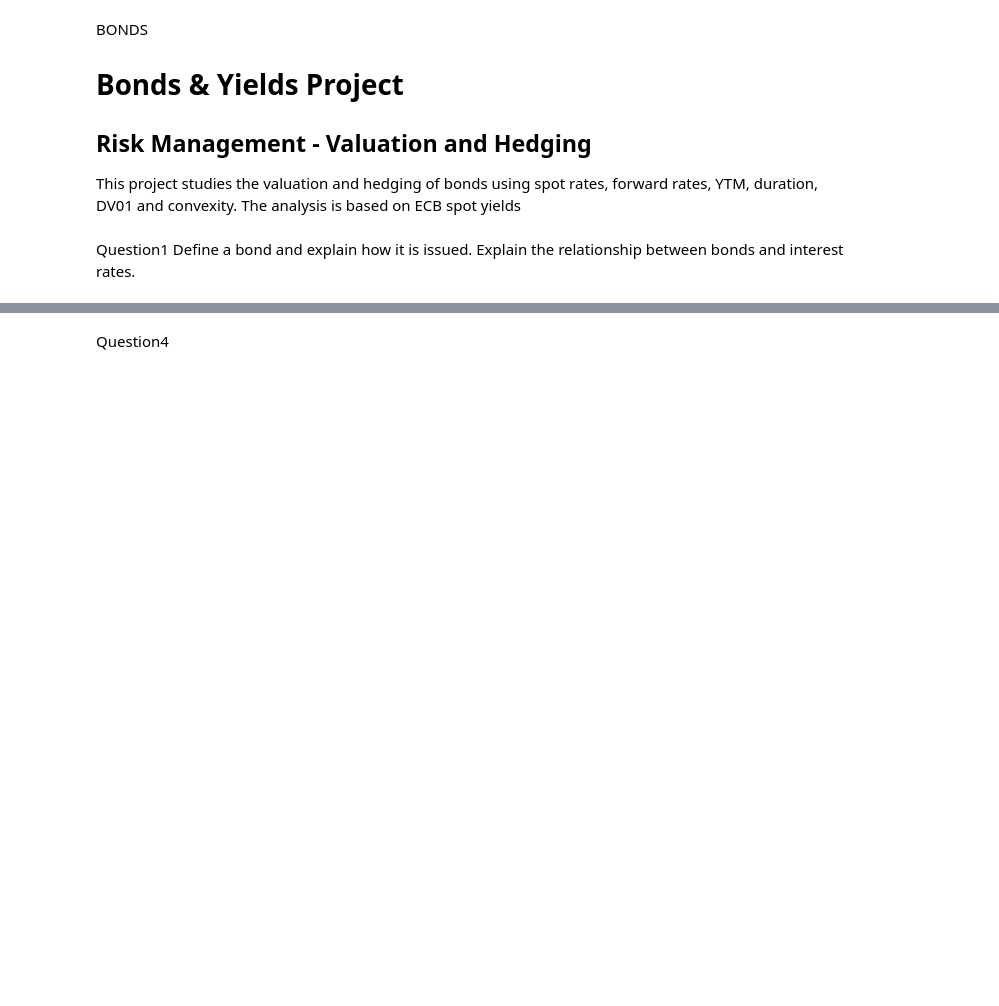
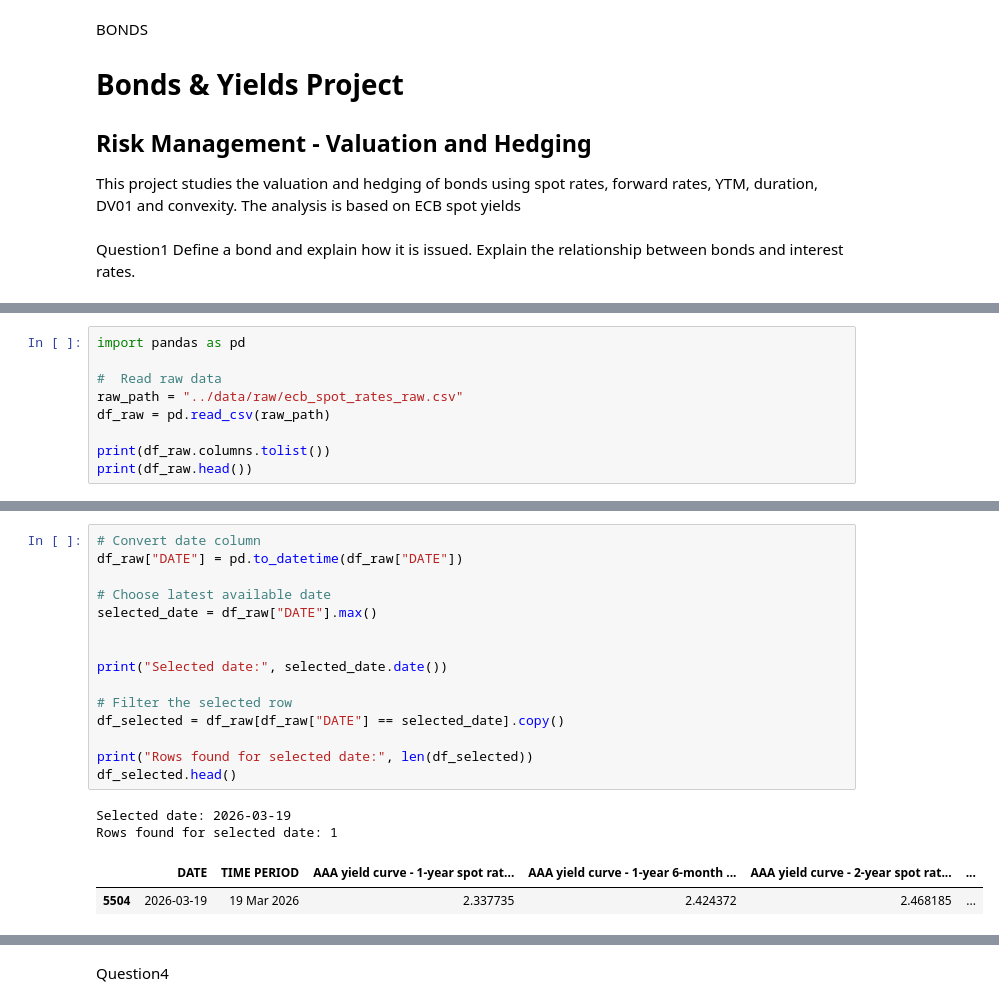
Before and after one commit to Gipsy1510/BONDS-YIELDS-PROJECT, a Jupyter notebook: notebook/bonds_yields_project.ipynb, the cells around one changed output, grey strips where cells are left out. Saved outputs shown, nothing was run; the diff lists cells and outputs as text; blank space fills up the shorter version.

```diff
--- a/notebook/bonds_yields_project.ipynb
+++ b/notebook/bonds_yields_project.ipynb
@@ -18,0 +19,9 @@ Question 2
+# %%
+import pandas as pd
+
+#  Read raw data
+raw_path = "../data/raw/ecb_spot_rates_raw.csv"
+df_raw = pd.read_csv(raw_path)
+
+print(df_raw.columns.tolist())
+print(df_raw.head())
@@ -18,0 +46,20 @@ Question 2
+# %%
+# Convert date column
+df_raw["DATE"] = pd.to_datetime(df_raw["DATE"])
+
+# Choose latest available date
+selected_date = df_raw["DATE"].max()
+
+
+print("Selected date:", selected_date.date())
+
+# Filter the selected row
+df_selected = df_raw[df_raw["DATE"] == selected_date].copy()
+
+print("Rows found for selected date:", len(df_selected))
+df_selected.head()
+# %% [output]
+Selected date: 2026-03-19
+Rows found for selected date: 1
+|  | DATE | TIME PERIOD | AAA yield curve - 1-year spot rat... | AAA yield curve - 1-year 6-month ... | AAA yield curve - 2-year spot rat... | ... |
+| 5504 | 2026-03-19 | 19 Mar 2026 | 2.337735 | 2.424372 | 2.468185 | ... |
```
Also changed, not shown: parts of 7 cells of this notebook, 3 other files.
